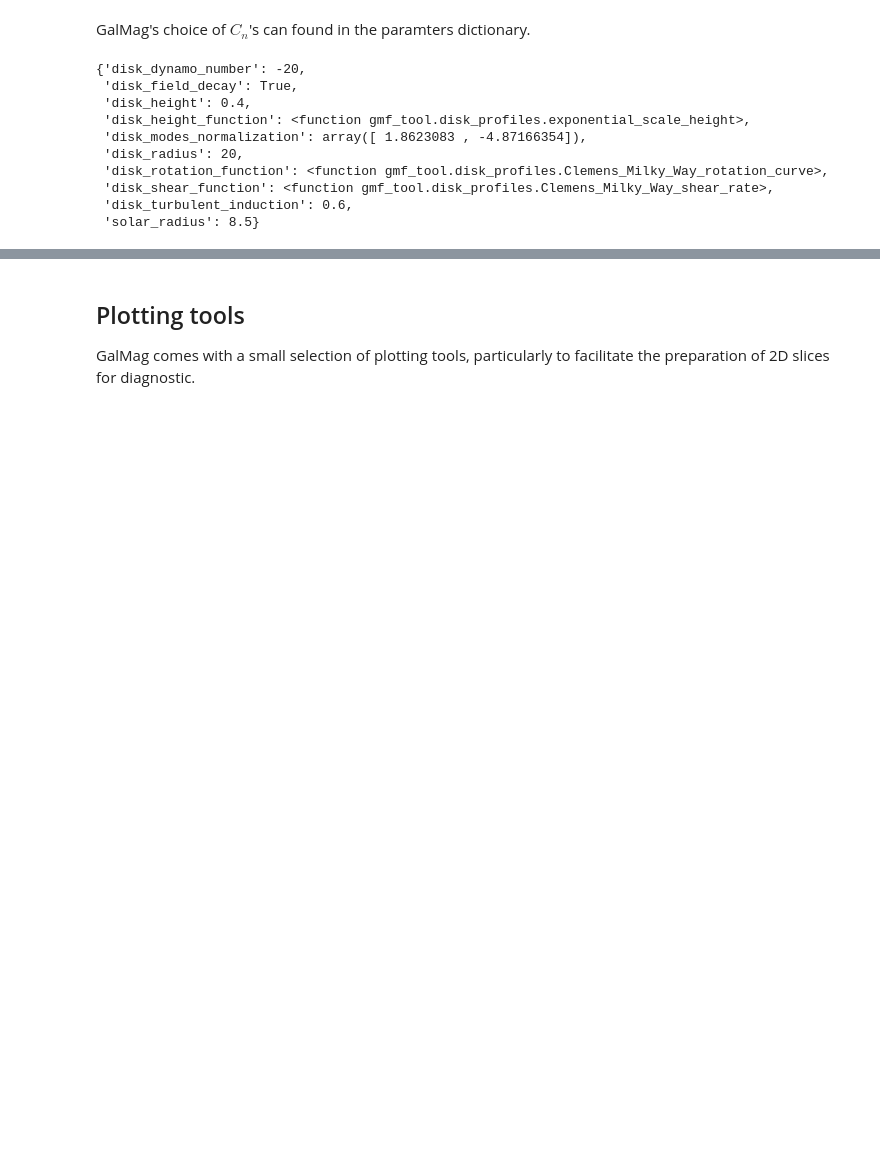
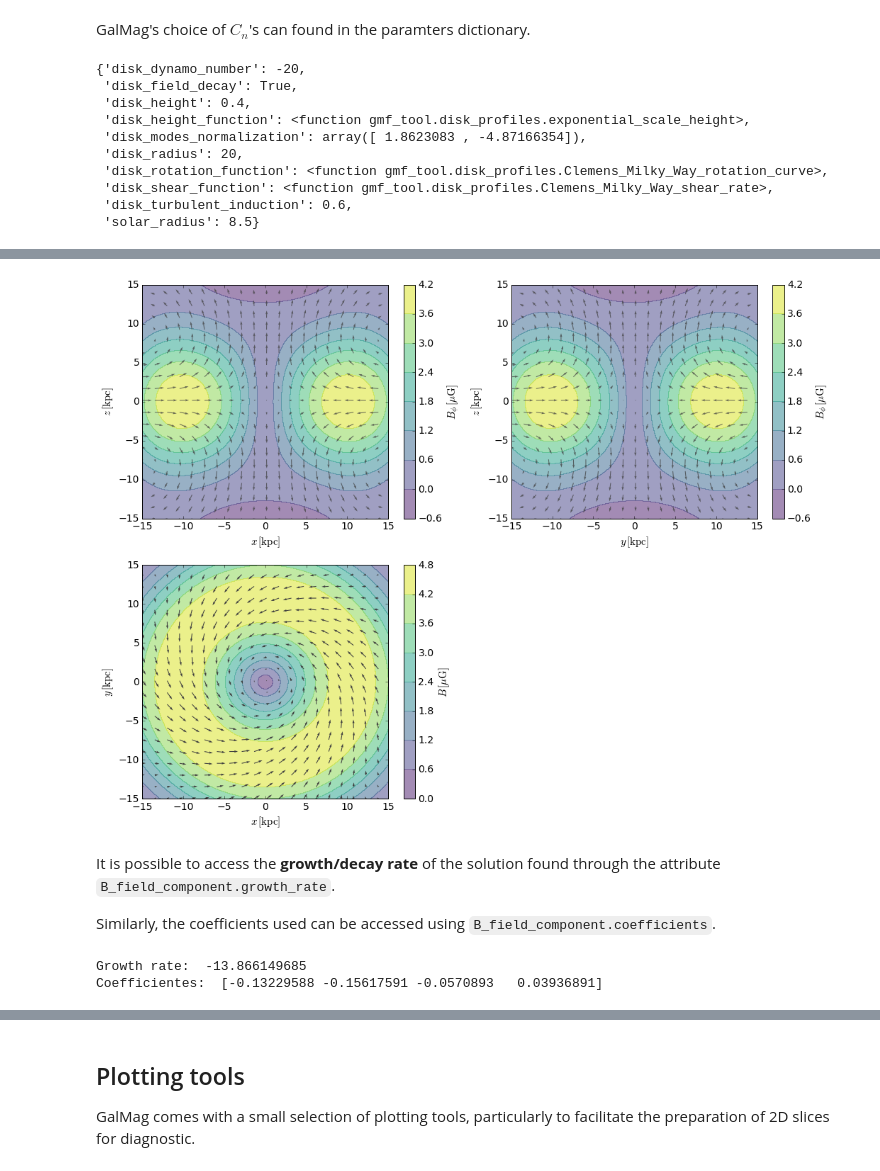
Before and after one commit to luizfelippesr/galmag, a Jupyter notebook: gmf_tool_tutorial.ipynb, the cells around one changed output, grey strips where cells are left out. Drawn from its saved outputs; the diff is of its cells as text; code cells hidden in the pictures; blank space fills up the shorter version.

```diff
--- a/gmf_tool_tutorial.ipynb
+++ b/gmf_tool_tutorial.ipynb
@@ -390,0 +406,35 @@ The following parameters control the disc magnetic field:
+# %%
+# Using the previously defined B object
+B.add_halo_field(
+    # Number of free decay modes to be used in the Galerkin expansion
+    halo_n_free_decay_modes = 4,
+    # cylindrical radius of the reference point
+    halo_ref_radius = 9,
+    # z coordinate of the reference point
+    halo_ref_z = 0.02,
+    # B_phi value at the reference point
+    halo_ref_Bphi = 4.1, # [muG]
+    # Chooses between symmetric and anti-symmetric solution
+    halo_symmetric_field = True # Symmetric
+    )
+
+figure(figsize(17.1,13))
+subplot(2,2,1)
+plot_x_z_uniform(B.halo, skipx=5,skipz=5, iy=49)
+subplot(2,2,2)
+plot_y_z_uniform(B.halo, skipy=5,skipz=5, ix=49)
+subplot(2,2,3)
+plot_x_y_uniform(B.halo, skipy=5,skipx=5, iz=49, field_lines=False)
+# %% [output]
+[figure, added]
+# %% [markdown]
+It is possible to access the __growth/decay rate__ of the solution found
+through the attribute `B_field_component.growth_rate`.
+
+Similarly, the coefficients used can be accessed using `B_field_component.coefficients`.
+# %%
+print 'Growth rate: ', B.halo.growth_rate
+print 'Coefficientes: ', B.halo.coefficients
+# %% [output]
+Growth rate:  -13.866149685
+Coefficientes:  [-0.13229588 -0.15617591 -0.0570893   0.03936891]
```
Also changed, not shown: parts of 20 cells of this notebook.
